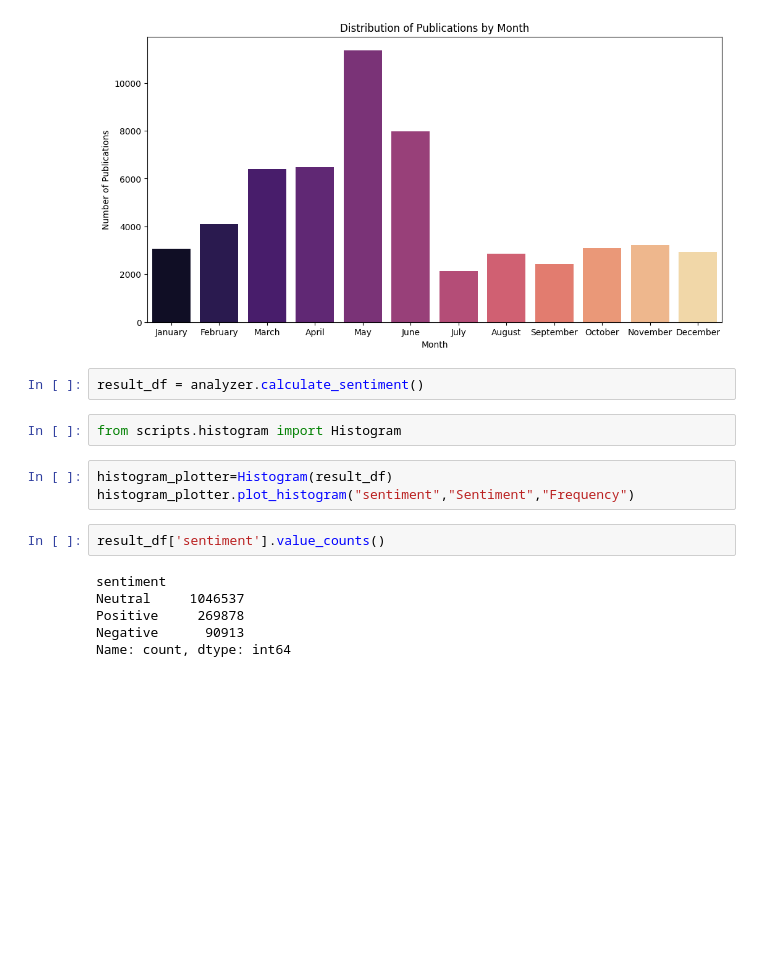
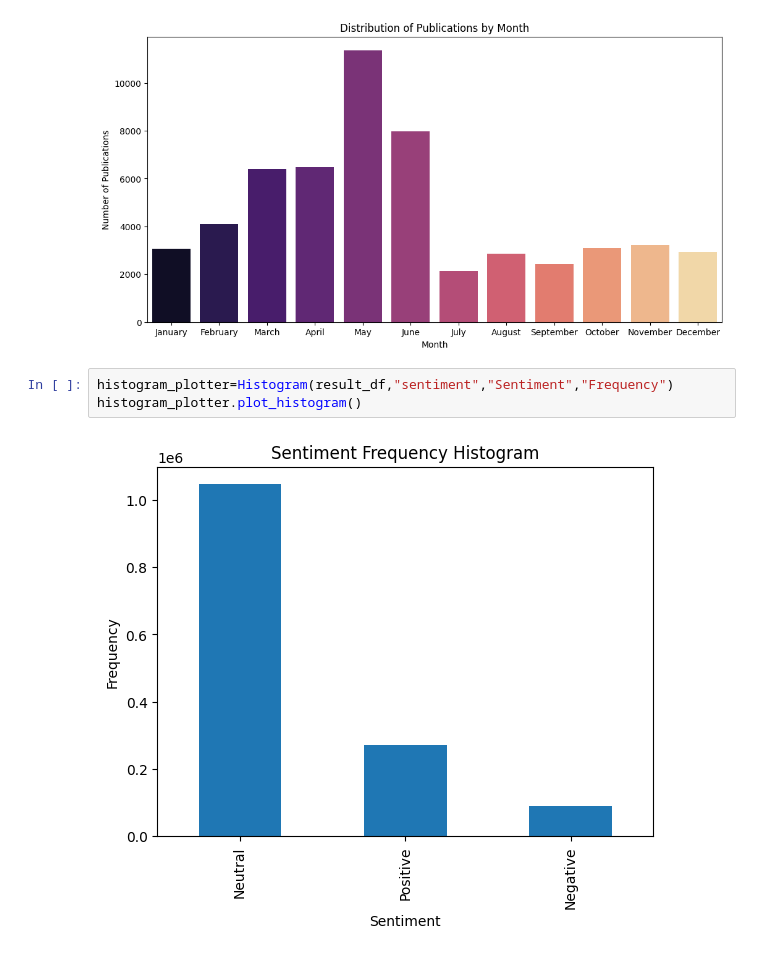
Before and after one commit to mamofideno/Financial-News-and-Stock-Price-Integration, a Jupyter notebook: notebooks/sentiment.ipynb, the cells around one changed output. Cells and saved outputs as stored; diff of their text form; blank space fills up the shorter version.

```diff
--- a/notebooks/sentiment.ipynb
+++ b/notebooks/sentiment.ipynb
@@ -115,20 +114,10 @@ Passing `palette` without assigning `hue` is deprecated and will be removed in v
 
   sns.barplot(x=monthly_counts.index, y=monthly_counts.values, palette='magma')
 [figure]
-# %%
-result_df = analyzer.calculate_sentiment()
-# %%
-from scripts.histogram import Histogram
 # %%
-histogram_plotter=Histogram(result_df)
-histogram_plotter.plot_histogram("sentiment","Sentiment","Frequency")
+histogram_plotter=Histogram(result_df,"sentiment","Sentiment","Frequency")
+histogram_plotter.plot_histogram()
+# %% [output]
+[figure, added]
-# %%
-result_df['sentiment'].value_counts()
-# %% [output]
-sentiment
-Neutral     1046537
-Positive     269878
-Negative      90913
-Name: count, dtype: int64
 # %%
 from scripts.topicModeling import TopicModeling
```
Also changed, not shown: parts of 11 cells of this notebook, 1 other file.
